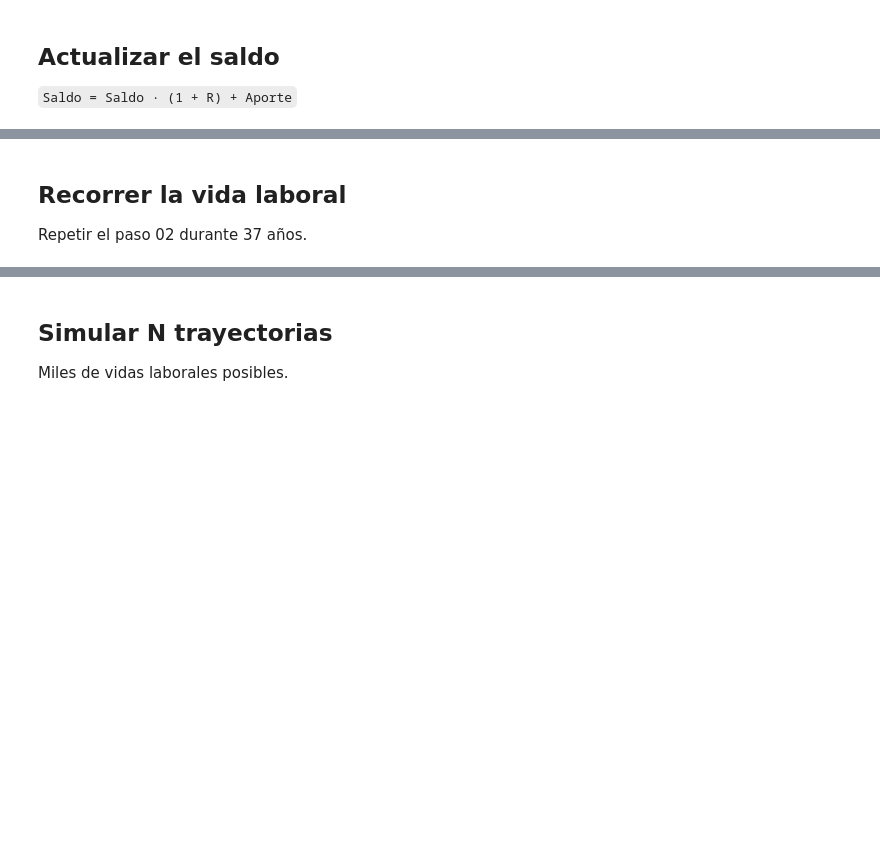
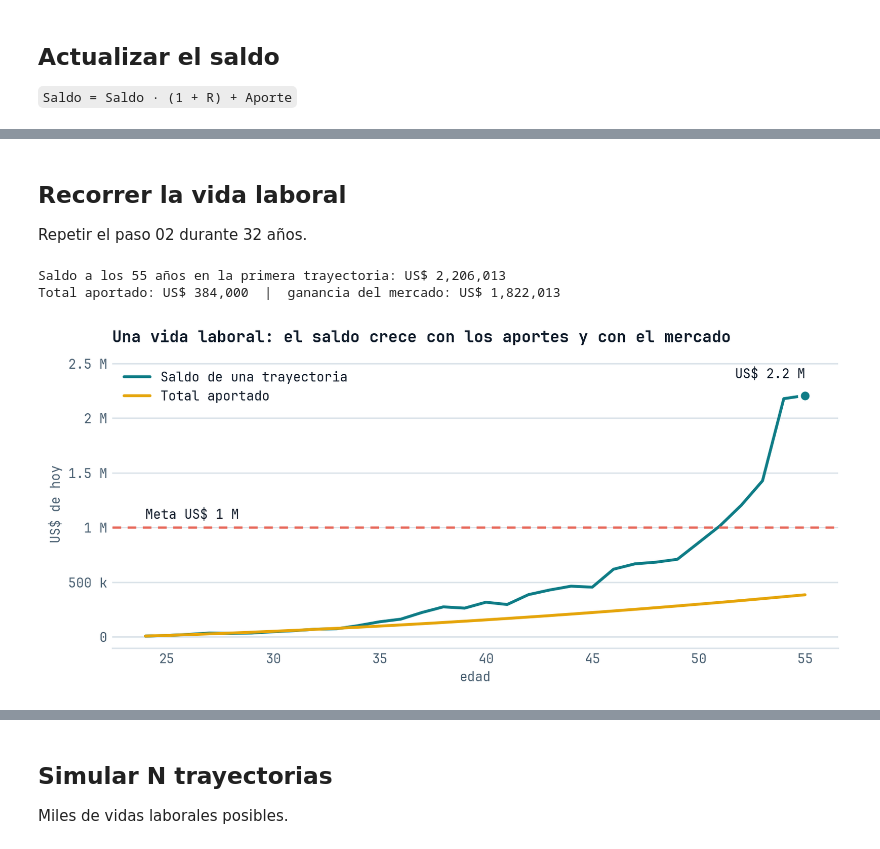
Before and after one commit to josgarciave/montecarlo-bomba-atomica-finanzas, a Jupyter notebook: notebooks/03_pensiones.ipynb, the cells around one changed output, grey strips where cells are left out. Saved outputs shown, nothing was run; the diff lists cells and outputs as text; code cells hidden in the pictures; blank space fills up the shorter version.

```diff
--- a/notebooks/03_pensiones.ipynb
+++ b/notebooks/03_pensiones.ipynb
@@ -22,3 +105,20 @@ Un rendimiento aleatorio por año, `R ~ N(μ, σ)`.
 ## Actualizar el saldo
 
 `Saldo = Saldo · (1 + R) + Aporte`
+# %%
+def actualizar(saldo, r, aporte):
+    """Un año: el saldo rinde r y al final del año se suma el aporte."""
+    return saldo * (1 + r) + aporte
+
+
+# Primeros 3 años de la primera trayectoria, paso a paso
+saldo = 0.0
+filas = []
+for t in range(3):
+    nuevo = actualizar(saldo, R[0, t], aportes[t])
+    filas.append([edades[t], saldo, R[0, t], saldo * R[0, t], aportes[t], nuevo])
+    saldo = nuevo
+
+pd.DataFrame(
+    filas, columns=["edad", "saldo inicial", "rendimiento R", "ganancia", "aporte", "saldo final"]
+).round({"saldo inicial": 0, "rendimiento R": 4, "ganancia": 0, "aporte": 0, "saldo final": 0})
@@ -25,4 +136,21 @@ Un rendimiento aleatorio por año, `R ~ N(μ, σ)`.
 # %% [markdown]
 ## Recorrer la vida laboral
 
-Repetir el paso 02 durante 37 años.
+Repetir el paso 02 durante 32 años.
+# %%
+# Una vida laboral completa: aplicar el paso 02 cada año, de los 23 a los 55
+saldo = 0.0
+vida = np.empty(HORIZONTE)
+for t in range(HORIZONTE):
+    saldo = actualizar(saldo, R[0, t], aportes[t])
+    vida[t] = saldo
+
+print(f"Saldo a los {EDAD_RETIRO} años en la primera trayectoria: US$ {vida[-1]:,.0f}")
+print(f"Total aportado: US$ {aportado[-1]:,.0f}  |  ganancia del mercado: US$ {vida[-1] - aportado[-1]:,.0f}")
+# %% [output]
+Saldo a los 55 años en la primera trayectoria: US$ 2,206,013
+Total aportado: US$ 384,000  |  ganancia del mercado: US$ 1,822,013
+# %%
+graficas.vida_laboral(edades, vida, aportado, META)
+# %% [output]
+[figure, added]
```
Also changed, not shown: parts of 20 cells of this notebook, 7 other files.
